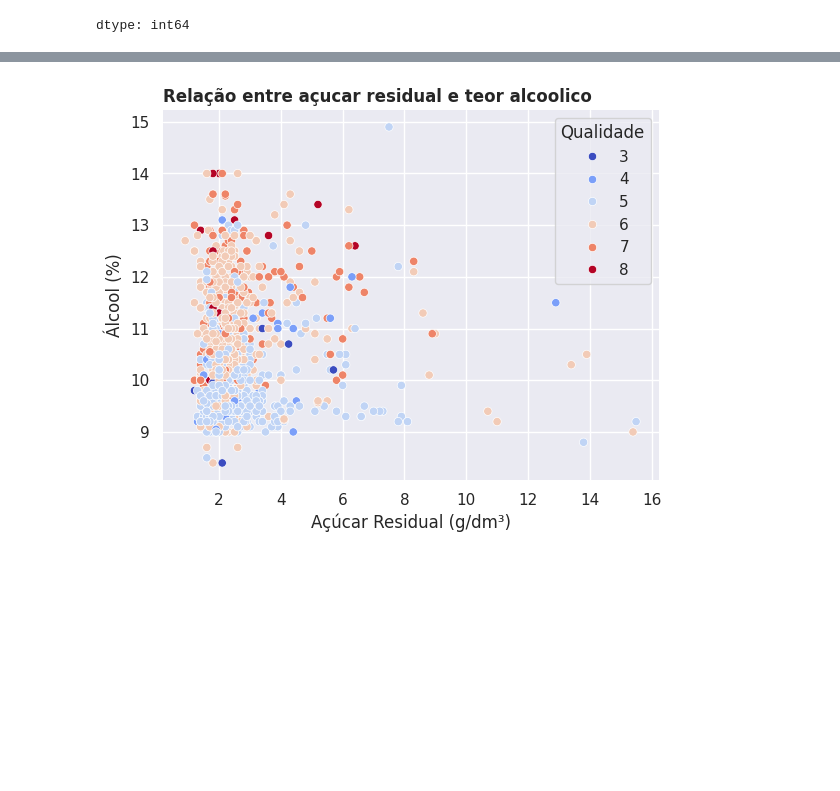
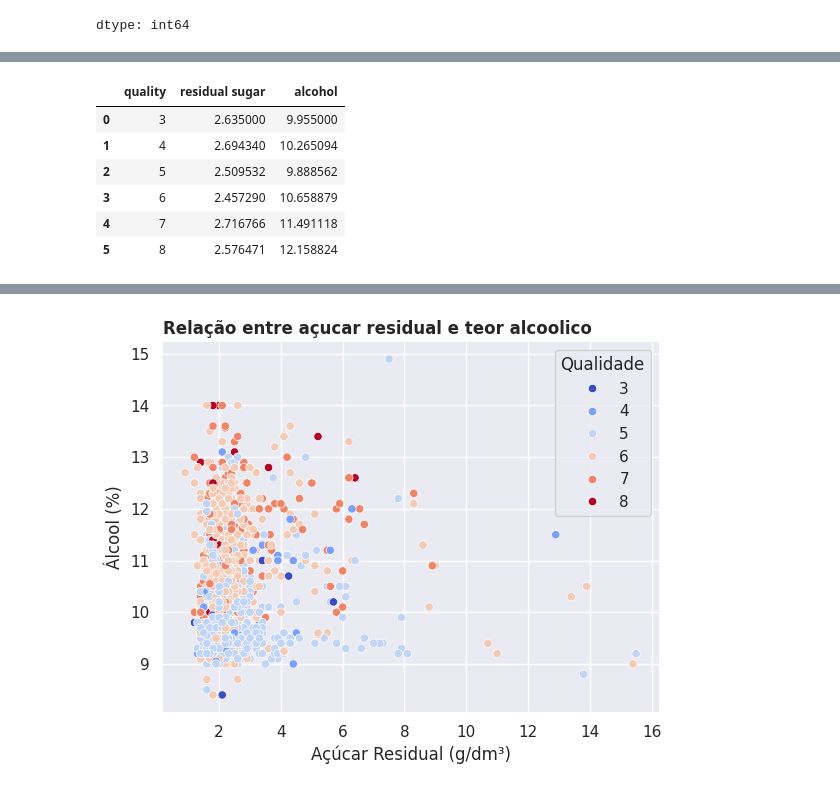
Before and after one commit to Lyanan85/In-GameSeries, a Jupyter notebook: projeto_redwine.ipynb, the cells around one changed output, grey strips where cells are left out. Saved outputs shown, nothing was run; the diff lists cells and outputs as text; code cells hidden in the pictures; blank space fills up the shorter version.

```diff
--- a/projeto_redwine.ipynb
+++ b/projeto_redwine.ipynb
@@ -28,2 +161,10 @@ dtype: int64
 # %%
-dfsugar_alcohol = df_clean.groupby("quality")[["residual sugar", "alcohol"]].mean().reset_index()
+df_clean.groupby("quality")[["residual sugar","alcohol"]].mean().reset_index()
+# %% [output]
+|  | quality | residual sugar | alcohol |
+| 0 | 3 | 2.635000 | 9.955000 |
+| 1 | 4 | 2.694340 | 10.265094 |
+| 2 | 5 | 2.509532 | 9.888562 |
+| 3 | 6 | 2.457290 | 10.658879 |
+| 4 | 7 | 2.716766 | 11.491118 |
+| 5 | 8 | 2.576471 | 12.158824 |
```
Also changed, not shown: parts of 24 cells of this notebook.
